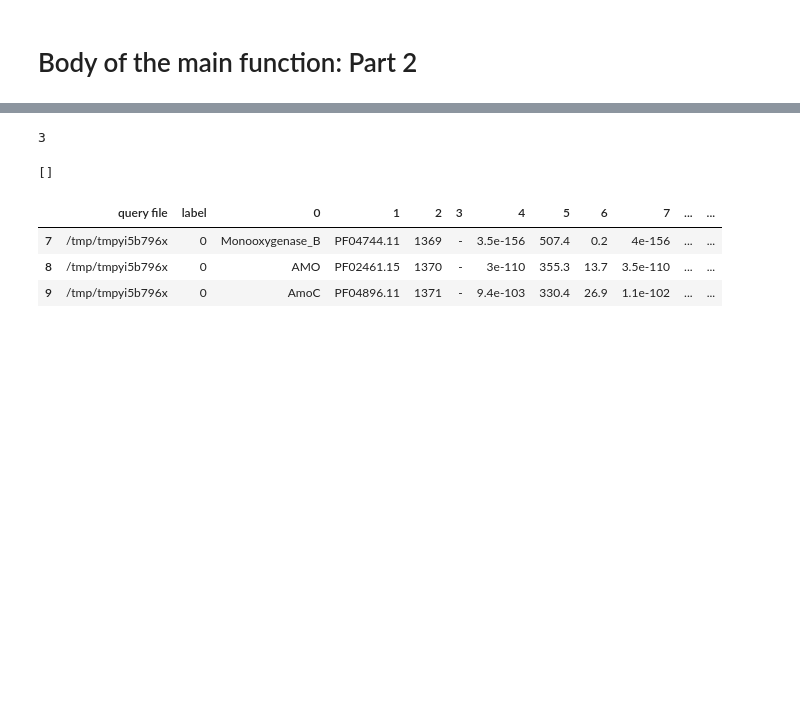
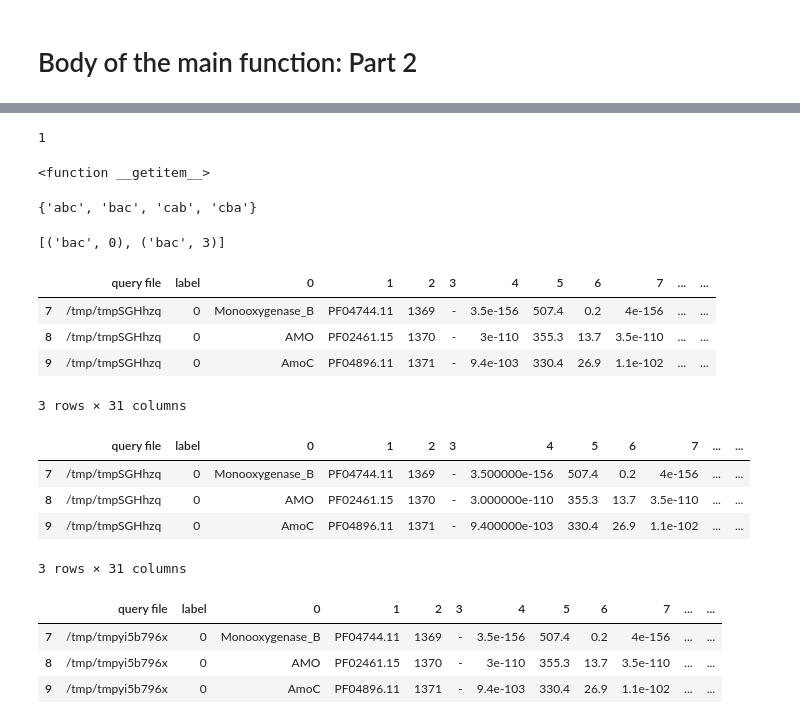
Before and after one commit to nyirock/operon_finder, a Jupyter notebook: operon_finder_prototype_v.1.0.0.py.ipynb, the cells around one changed output, grey strips where cells are left out. Saved outputs shown, nothing was run; the diff lists cells and outputs as text; code cells hidden in the pictures; blank space fills up the shorter version.

Commit message:
polished up some details in compound operons parsing

```diff
--- a/operon_finder_prototype_v.1.0.0.py.ipynb
+++ b/operon_finder_prototype_v.1.0.0.py.ipynb
@@ -341,13 +340,13 @@ model='models/amoCAB'
 max_distance=3
 min_operon_size=2# parameter needs more thorough work
 chunk_size=30000
-#operon_type=['cab','abc']# use "!" symbol to exclude operons
-operon_type=['all']# use "!" symbol to exclude operons
+operon_type=['cab','abc', 'all']# use "!" symbol to exclude operons
+#operon_type=['all']# use "!" symbol to exclude operons
 output_name=''
 e_val = 1e-3
 
 #initialize to work as a prototype
-input_file='bugs/43209.assembled.faa'
+input_file='Minf_v4.faa'
 #input_file='Methylacidiphilum_infernorum_V4.faa'
 
 #global model, max_distance, min_operon_size
@@ -623,6 +626,20 @@ operon_type
+# %%
+lengths=map(len, simple_operons_text)
+lengths.index(max(lengths))
+# %% [output]
+1
+# %%
+[1, 3].__getitem__
+# %% [output]
+<function __getitem__>
+# %%
+operon_types=set(operon_type).difference({'all'})#removing 'all' if present
+operon_types.union(set(i[::-1] for i in operon_types))#adding reverse values
+# %% [output]
+{'abc', 'bac', 'cab', 'cba'}
 # %%
 operon_types={'abc','cba','cab', 'bac'}
-def multiple_operons_lookup(raw_operon_code, operon_types,overlapping=False):
+def multiple_operons_lookup(compound_operon_code, operon_types,overlapping=False):
     '''
     function takes the code names of the composite operon and the accepted operon types
     and returns a list with the possible combinations of simple operons found within composite operon.
@@ -631,11 +648,11 @@ def multiple_operons_lookup(raw_operon_code, operon_types,overlapping=False):
     #how many full operons we can fit into raw_operon_code variable
     #depending on how we are looking: overlapping vs non-overlapping
     if overlapping:
-        lookup_depth=int(len(raw_operon_code)-min(list(map(len, operon_types)))+1)
+        lookup_depth=int(len(compound_operon_code)-min(list(map(len, operon_types)))+1)
     else:
-        lookup_depth=int(len(raw_operon_code)/min(list(map(len, operon_types)))) #calculating maximum lookup depth
+        lookup_depth=int(len(compound_operon_code)/min(list(map(len, operon_types)))) #calculating maximum lookup depth
     #print(lookup_depth)
-    output=[[(x, t.find(x))] for x in operon_types if t.find(x) != -1] #initialize list
+    output=[[(x, compound_operon_code.find(x))] for x in operon_types if compound_operon_code.find(x) != -1] #initialize list
     lookup_depth -=1
     while lookup_depth > 0: # enter the loop if multiple operons could be found
         for i in range(len(output)): # looping for the length of the possible operon list
@@ -643,9 +660,9 @@ def multiple_operons_lookup(raw_operon_code, operon_types,overlapping=False):
             min_pos=np.inf
             for op in operon_types: # looping for the possible operon types
                 if overlapping:
-                    pos=t.find(op, (output[i][-1][1]+1))
+                    pos=compound_operon_code.find(op, (output[i][-1][1]+1))
                 else:
-                    pos=t.find(op, (output[i][-1][1]+len(output[i][-1][0])))
+                    pos=compound_operon_code.find(op, (output[i][-1][1]+len(output[i][-1][0])))
                 #min_pos=pos
                 if (pos !=-1) and (pos < min_pos):
                     min_pos=pos
@@ -656,14 +673,17 @@ def multiple_operons_lookup(raw_operon_code, operon_types,overlapping=False):
     return output
 
 overlapping=False
-#op_copy=operons.copy()
+
+
 for operon in operons:
     if not overlapping and (len(operon.index) >= 2*min(list(map(len, operon_types)))): #Enter only if two operons can theoretically fit
         #check for multiple entries
         simple_operons_text=multiple_operons_lookup(''.join(operons[0].loc[:, 'type']).lower(), operon_types, overlapping=overlapping)
         #we simply select configuration that gives maximum number of siple operons within a complex operon
         if simple_operons_text != []:
-            max_simple_operons_text = max(simple_operons)
+            lengths=map(len, simple_operons_text)
+
+            max_simple_operons_text = simple_operons_text[lengths.index(max(lengths))]# selecting the breakdown that maximizes the amount of simple operons
 
             simple_operons_lst = []
 
@@ -675,17 +695,25 @@ for operon in operons:
                 temp_operon = operon.iloc[start:end] #getting a slice of a dataframe
                 temp_operon=temp_operon.copy()
                 #print(max_simple_operons_text.index(simple_operon))
-                temp_operon['operon_count']=temp_operon['operon_count'].apply(lambda x: '*'+str(int(x)))+"."+str(max_simple_operons_text.index(simple_operon))
+                temp_operon['operon_count']=temp_operon['operon_count'].apply(lambda x: '*'+str(int(x)))+"."+str(max_simple_operons_text.index(simple_operon)+1)
                 simple_operons_lst.append(temp_operon)
             if simple_operons_lst != []:
                 ind=operons.index(operon)
                 #breaking original operons list and inserting fragmented dataframes
                 #python takes care of empty slices
                 operons=operons[:ind]+simple_operons_lst+operons[ind+1:]
-# %%
-len(operons[0].index)
-# %% [output]
-3
+# %%
+max_simple_operons_text
+# %% [output]
+[('bac', 0), ('bac', 3)]
+# %%
+operons[2]
+# %% [output]
+|  | query file | label | 0 | 1 | 2 | 3 | 4 | 5 | 6 | 7 | ... | ... |
+| 7 | /tmp/tmpSGHhzq | 0 | Monooxygenase_B | PF04744.11 | 1369 | - | 3.5e-156 | 507.4 | 0.2 | 4e-156 | ... | ... |
+| 8 | /tmp/tmpSGHhzq | 0 | AMO | PF02461.15 | 1370 | - | 3e-110 | 355.3 | 13.7 | 3.5e-110 | ... | ... |
+| 9 | /tmp/tmpSGHhzq | 0 | AmoC | PF04896.11 | 1371 | - | 9.4e-103 | 330.4 | 26.9 | 1.1e-102 | ... | ... |
+3 rows × 31 columns
 # %%
 if operons != []:
     final_frame, output_list=operonParser(operons, basename)
@@ -764,10 +792,13 @@ for (l,f) in files:
     #print(f.name)
     f.close()
 # %%
-operons=[]
-operons
+operons[2]
 # %% [output]
+|  | query file | label | 0 | 1 | 2 | 3 | 4 | 5 | 6 | 7 | ... | ... |
+| 7 | /tmp/tmpSGHhzq | 0 | Monooxygenase_B | PF04744.11 | 1369 | - | 3.500000e-156 | 507.4 | 0.2 | 4e-156 | ... | ... |
+| 8 | /tmp/tmpSGHhzq | 0 | AMO | PF02461.15 | 1370 | - | 3.000000e-110 | 355.3 | 13.7 | 3.5e-110 | ... | ... |
+| 9 | /tmp/tmpSGHhzq | 0 | AmoC | PF04896.11 | 1371 | - | 9.400000e-103 | 330.4 | 26.9 | 1.1e-102 | ... | ... |
-[]
+3 rows × 31 columns
 # %%
 
 for count,frame in df_scramb.groupby('operon_count', sort=False):
```
Also changed, not shown: parts of 6 cells of this notebook, 9 other files.
